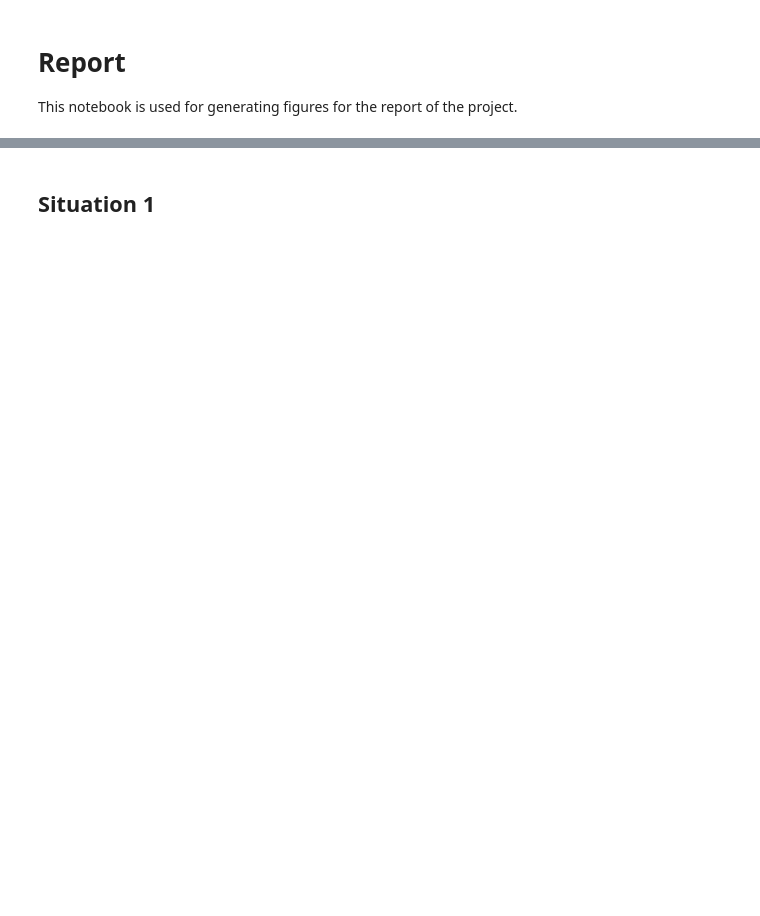
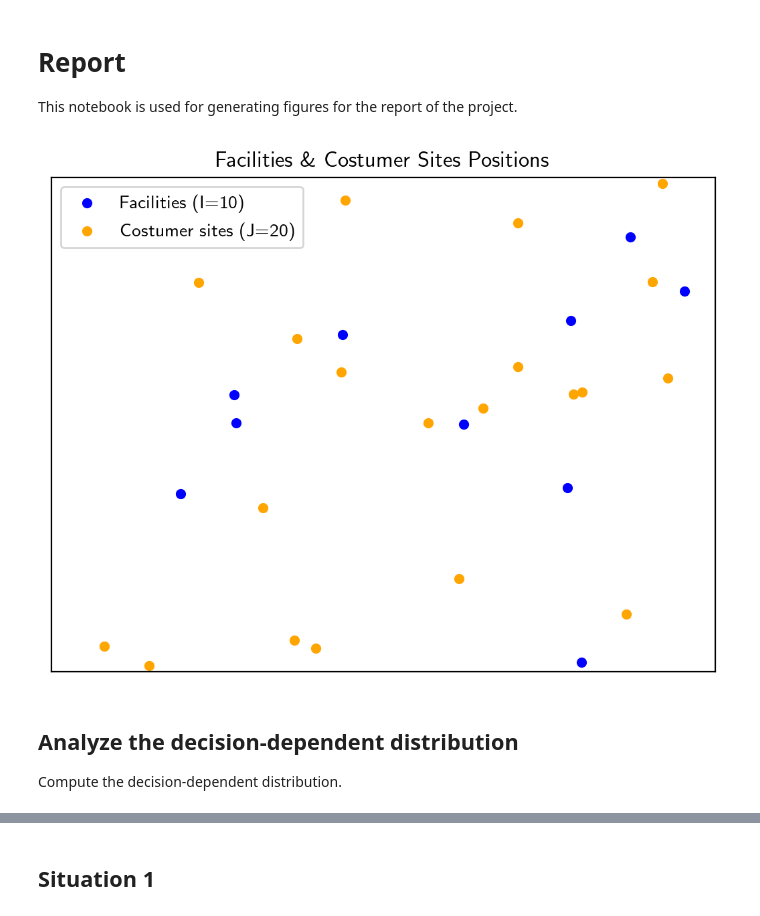
Before and after one commit to gabriel-fortin-leblanc/distributionally-robust-facility-location-problem, a Jupyter notebook: src/report.ipynb, the cells around one changed output, grey strips where cells are left out. Saved outputs shown, nothing was run; the diff lists cells and outputs as text; code cells hidden in the pictures; blank space fills up the shorter version.

```diff
--- a/src/report.ipynb
+++ b/src/report.ipynb
@@ -4,18 +4,21 @@
 This notebook is used for generating figures for the report of the project.
 # %%
 import numpy as np
+from scipy.stats import norm
 import matplotlib.pyplot as plt
 from ddro import pg, solvers, benchmark
 import os
 
+plt.rcParams['text.usetex'] = True
+
 FIGURE_DIR = os.path.join("..", "doc", "figure")
 # %%
 # Reproducibility
 np.random.seed(1234)
 
 # Limits of the space
-x_lim = (-10, 10)
-y_lim = (-10, 10)
+x_lim = (-100, 100)
+y_lim = (-100, 100)
 num_fac = 10
 num_cs = 20
 fac_pos = np.stack(
@@ -34,19 +37,16 @@ cs_pos = np.stack(
 )
 dd_sup = np.arange(1, 101)  # Demand support
 cs_oc = np.random.uniform(5000, 10000, size=num_fac)
-fac_cap = cs_oc / 200  # Facility capacities
-cs_rev = np.random.uniform(140, 160, num_cs)  # Costumer site revenues
-cs_pen = np.repeat(250, num_cs)  # Costumer site penalties
-t_factor = np.random.uniform(
-    2, 3, size=(num_fac, num_cs)
-)  # Transportation factor
+fac_cap = cs_oc / 500  # Facility capacities
+cs_rev = np.repeat(150, num_cs)  # Costumer site revenues
+cs_pen = np.repeat(225, num_cs)  # Costumer site penalties
 dist = lambda x, y: np.linalg.norm(x - y)  # L2 distance
 ## Compute the distances between facilities and costumer sites
 ## and compute the transportation costs
-t_costs = np.empty_like(t_factor)
+t_costs = np.empty((num_fac, num_cs))
 for i in range(num_fac):
     for j in range(num_cs):
-        t_costs[i, j] = t_factor[i, j] * dist(fac_pos[i], cs_pos[j])
+        t_costs[i, j] = dist(fac_pos[i], cs_pos[j])
 
 flp = pg.FLP(
     nf=num_fac,
@@ -58,3 +58,37 @@ flp = pg.FLP(
     rc=cs_rev,
     pc=cs_pen,
 )
+# %%
+# Plot facility and costumer site positions
+fig = plt.figure(dpi=200)
+ax = fig.add_subplot()
+ax.set_title("Facilities \\& Costumer Sites Positions")
+ax.set_xlim(x_lim[0] - 1, x_lim[1] + 1)
+ax.set_ylim(y_lim[0] - 1, x_lim[1] + 1)
+# ax.grid(visible=True)
+ax.scatter(
+    fac_pos[:, 0],
+    fac_pos[:, 1],
+    c="blue",
+    marker="o",
+    s=20,
+    label=f"Facilities (I={num_fac})",
+)
+ax.scatter(
+    cs_pos[:, 0],
+    cs_pos[:, 1],
+    c="orange",
+    marker="o",
+    s=20,
+    label=f"Costumer sites (J={num_cs})",
+)
+ax.get_xaxis().set_visible(False)
+ax.get_yaxis().set_visible(False)
+ax.legend()
+fig.savefig(os.path.join(FIGURE_DIR, "report_facility_costumer_site_pos.png"))
+fig.show()
+# %% [output]
+[figure, added]
+# %% [markdown]
+## Analyze the decision-dependent distribution
+Compute the decision-dependent distribution.
```
Also changed, not shown: parts of 28 cells of this notebook, 12 other files.
